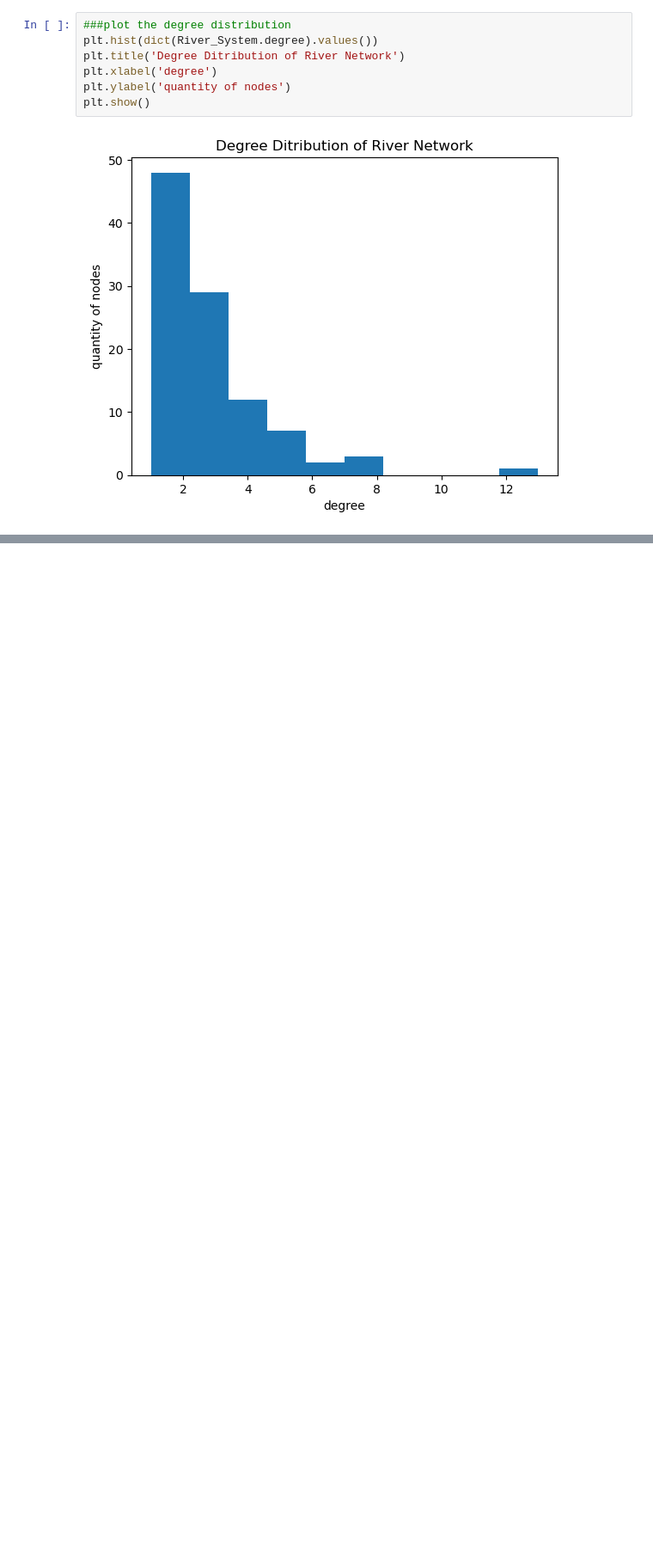
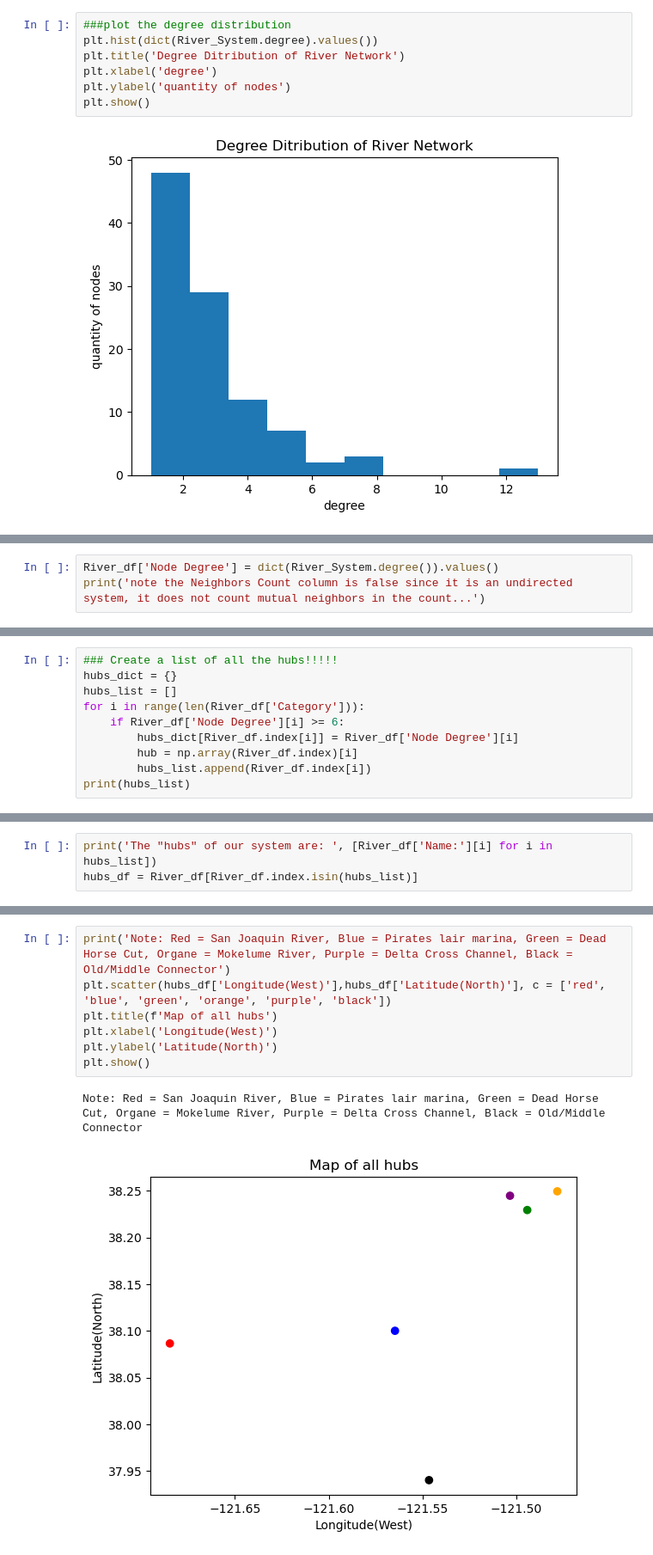
Before and after one commit to tcmarino8/This-Class-a-Treat, a Jupyter notebook: ASSIGNMENT_4.ipynb, the cells around one changed output, grey strips where cells are left out. Shown: that part at 86% size. Saved outputs shown, nothing was run; the diff lists cells and outputs as text; blank space fills up the shorter version.

```diff
--- a/ASSIGNMENT_4.ipynb
+++ b/ASSIGNMENT_4.ipynb
@@ -82,3 +90,6 @@ plt.title('River Network Visualized')
 # %% [output]
 Text(0.5, 1.0, 'River Network Visualized')
 [figure]
+# %%
+River_df['Node Degree'] = dict(River_System.degree()).values()
+print('note the Neighbors Count column is false since it is an undirected system, it does not count mutual neighbors in the count...')
@@ -84,0 +98,10 @@ Text(0.5, 1.0, 'River Network Visualized')
+# %%
+### Create a list of all the hubs!!!!!
+hubs_dict = {}
+hubs_list = []
+for i in range(len(River_df['Category'])):
+    if River_df['Node Degree'][i] >= 6:
+        hubs_dict[River_df.index[i]] = River_df['Node Degree'][i]
+        hub = np.array(River_df.index)[i]
+        hubs_list.append(River_df.index[i])
+print(hubs_list)
@@ -84,0 +110,3 @@ Text(0.5, 1.0, 'River Network Visualized')
+# %%
+print('The "hubs" of our system are: ', [River_df['Name:'][i] for i in hubs_list])
+hubs_df = River_df[River_df.index.isin(hubs_list)]
@@ -84,0 +126,10 @@ Text(0.5, 1.0, 'River Network Visualized')
+# %%
+print('Note: Red = San Joaquin River, Blue = Pirates lair marina, Green = Dead Horse Cut, Organe = Mokelume River, Purple = Delta Cross Channel, Black = Old/Middle Connector')
+plt.scatter(hubs_df['Longitude(West)'],hubs_df['Latitude(North)'], c = ['red', 'blue', 'green', 'orange', 'purple', 'black'])
+plt.title(f'Map of all hubs')
+plt.xlabel('Longitude(West)')
+plt.ylabel('Latitude(North)')
+plt.show()
+# %% [output]
+Note: Red = San Joaquin River, Blue = Pirates lair marina, Green = Dead Horse Cut, Organe = Mokelume River, Purple = Delta Cross Channel, Black = Old/Middle Connector
+[figure, added]
```
Also changed, not shown: parts of 20 cells of this notebook.
